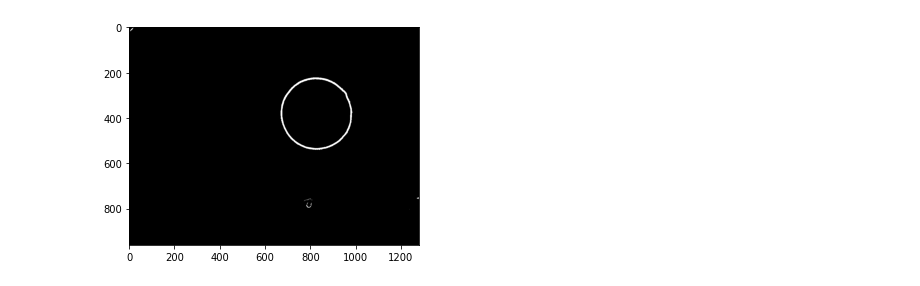
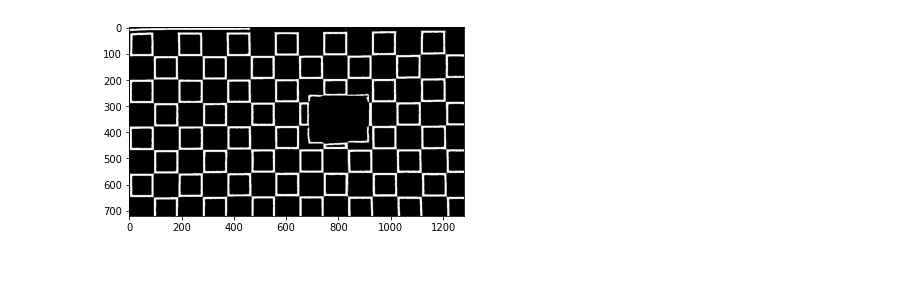
Before and after one commit to anh147/2D_Object, a Jupyter notebook: hog_line copy 3.ipynb, the cells around one changed output. Drawn from its saved outputs; the diff is of its cells as text; code cells hidden in the pictures.

```diff
--- a/hog_line copy 3.ipynb
+++ b/hog_line copy 3.ipynb
@@ -3,17 +3,17 @@ import cv2
 import numpy as np
 import matplotlib.pyplot as plt
 # %%
-path = "image/img04.JPG"
+path = "image/01.jpg"
 
 img = cv2.imread(path)
 img = cv2.fastNlMeansDenoisingColored(img,None,10,10,7,21)
 img = cv2.cvtColor(img, cv2.COLOR_BGR2GRAY)
 
 img = cv2.adaptiveThreshold(img, 255, cv2.ADAPTIVE_THRESH_GAUSSIAN_C, cv2.THRESH_BINARY_INV,27,4)
 plt.imshow(img,cmap = "gray")
 plt.show()
 # %% [output]
-[figure, old version]
+[figure, new version]
 # %%
 #https://www.geeksforgeeks.org/line-detection-python-opencv-houghline-method/
 import cv2
```
Also changed, not shown: parts of 2 cells of this notebook, 13 other files.
